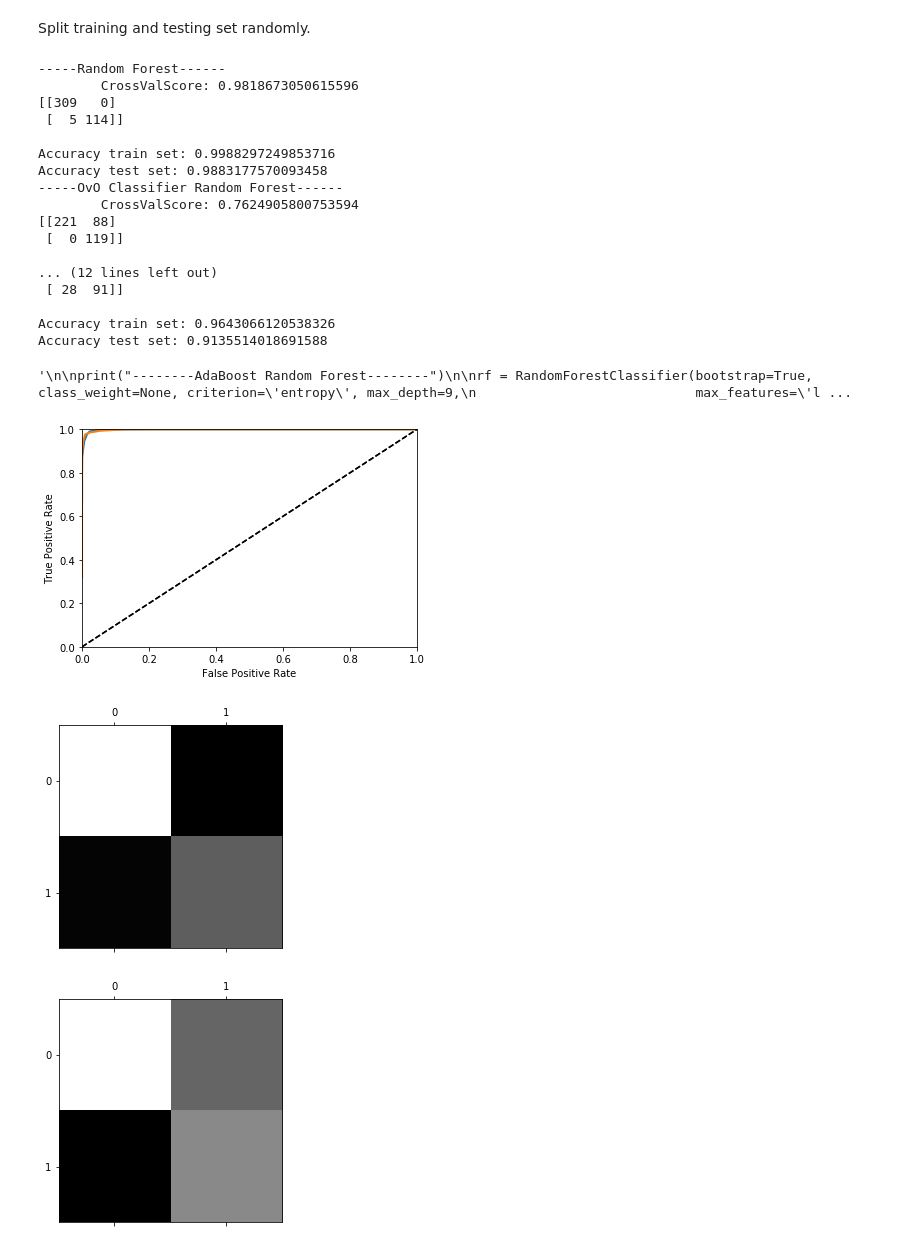
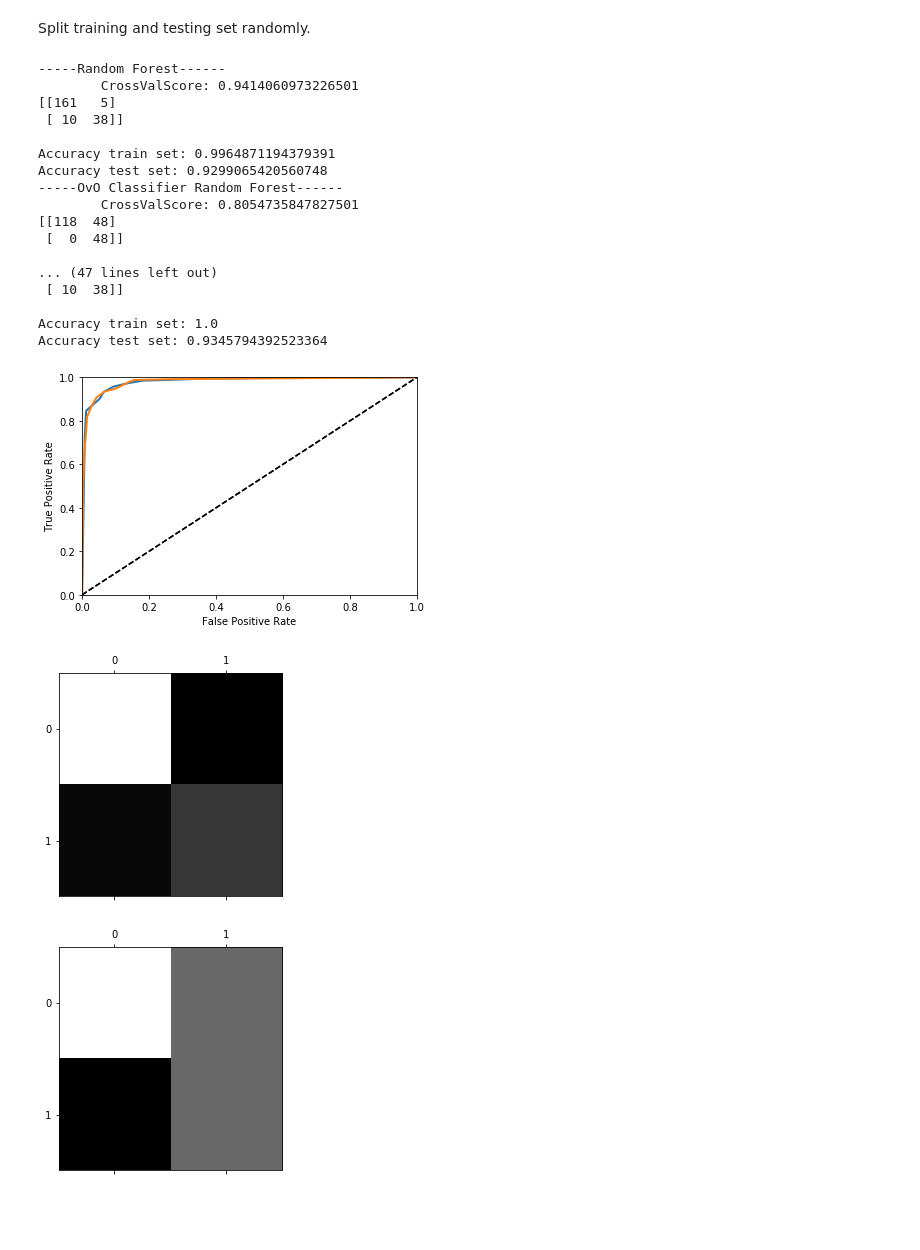
Before and after one commit to alagoa/application-identification, a Jupyter notebook: analysis/browsing_vs_video.ipynb, the cells around one changed output. Saved outputs shown, nothing was run; the diff lists cells and outputs as text; code cells hidden in the pictures; blank space fills up the shorter version.

Commit message:
added some datasets

```diff
--- a/analysis/browsing_vs_video.ipynb
+++ b/analysis/browsing_vs_video.ipynb
@@ -54,7 +54,7 @@ scalogram = scalogram_1 + scalogram_2 + scalogram_3 + scalogram_4 + scalogram_5
 Load the dataset.
 # %%
 base_folder = "csv/"
-file_name = 'all_30s_1s_32.csv'
+file_name = 'all_60s_1s_32.csv'
 
 dataset = pd.read_csv(os.path.join(str(base_folder), str(file_name)))
 
@@ -199,10 +195,11 @@ dataset = pd.DataFrame(scaled)
 Apply PCA
 # %%
 #PCA
-
+'''
 from sklearn.decomposition import PCA
-pca = PCA(n_components=45)
+pca = PCA(n_components=40)
 main_components = pca.fit_transform(dataset)
 dataset = pd.DataFrame(data = main_components)
 dataset['label'] = labels
+'''
 # %% [output]
@@ -226,3 +207,5 @@ Name: label, Length: 2137, dtype: int64
+# %%
+dataset['label'] = labels
 # %%
 from sklearn.preprocessing import Imputer
 imputer = Imputer(strategy="median")
@@ -344,7 +327,13 @@ print("----------SVM-----------")
 svm = SVC(random_state=42, probability=True)
 do_test_svm(svm)
 
-'''
+print("----------Knn-----------")
+knn = KNeighborsClassifier()
+do_test_svm(knn)
+
+print("-----Neural Network-----")
+nn = MLPClassifier(max_iter=1000)
+do_test_svm(nn)
 
 print("--------AdaBoost Random Forest--------")
 
@@ -353,48 +342,46 @@ rf = RandomForestClassifier(bootstrap=True, class_weight=None, criterion='entrop
                             min_impurity_split=None, min_samples_leaf=1, min_samples_split=2,
                             min_weight_fraction_leaf=0.0, n_estimators=30, n_jobs=1, oob_score=False,
                             random_state=42, verbose=0, warm_start=False)
 
 ada_clf = AdaBoostClassifier(
     rf,
     algorithm="SAMME.R", learning_rate=0.5
 )
 do_test_forest(ada_clf)
 
 print("---------Decision Tree------")
 dt = DecisionTreeClassifier(random_state=42)
 
 do_test_forest(dt)
 
 print("--------AdaBoost Decision Tree--------")
 
 dt = DecisionTreeClassifier(random_state=42)
 
 ada_clf = AdaBoostClassifier(
     dt,
     algorithm="SAMME.R", learning_rate=0.5
 )
 do_test_forest(ada_clf)
-'''
 # %% [output]
 -----Random Forest------
-        CrossValScore: 0.9818673050615596
-[[309   0]
- [  5 114]]
+        CrossValScore: 0.9414060973226501
+[[161   5]
+ [ 10  38]]
 
-Accuracy train set: 0.9988297249853716
-Accuracy test set: 0.9883177570093458
+Accuracy train set: 0.9964871194379391
+Accuracy test set: 0.9299065420560748
 -----OvO Classifier Random Forest------
-        CrossValScore: 0.7624905800753594
-[[221  88]
- [  0 119]]
+        CrossValScore: 0.8054735847827501
+[[118  48]
+ [  0  48]]
 
-... (12 lines left out)
- [ 28  91]]
+... (47 lines left out)
+ [ 10  38]]
 
-Accuracy train set: 0.9643066120538326
-Accuracy test set: 0.9135514018691588
+Accuracy train set: 1.0
+Accuracy test set: 0.9345794392523364
-'\n\nprint("--------AdaBoost Random Forest--------")\n\nrf = RandomForestClassifier(bootstrap=True, class_weight=None, criterion=\'entropy\', max_depth=9,\n                            max_features=\'l ...
-[figure, old version]
+[figure, new version]
 [figure]
 [figure]
 [figure]
```
Also changed, not shown: parts of 7 cells of this notebook, 7 other files.
